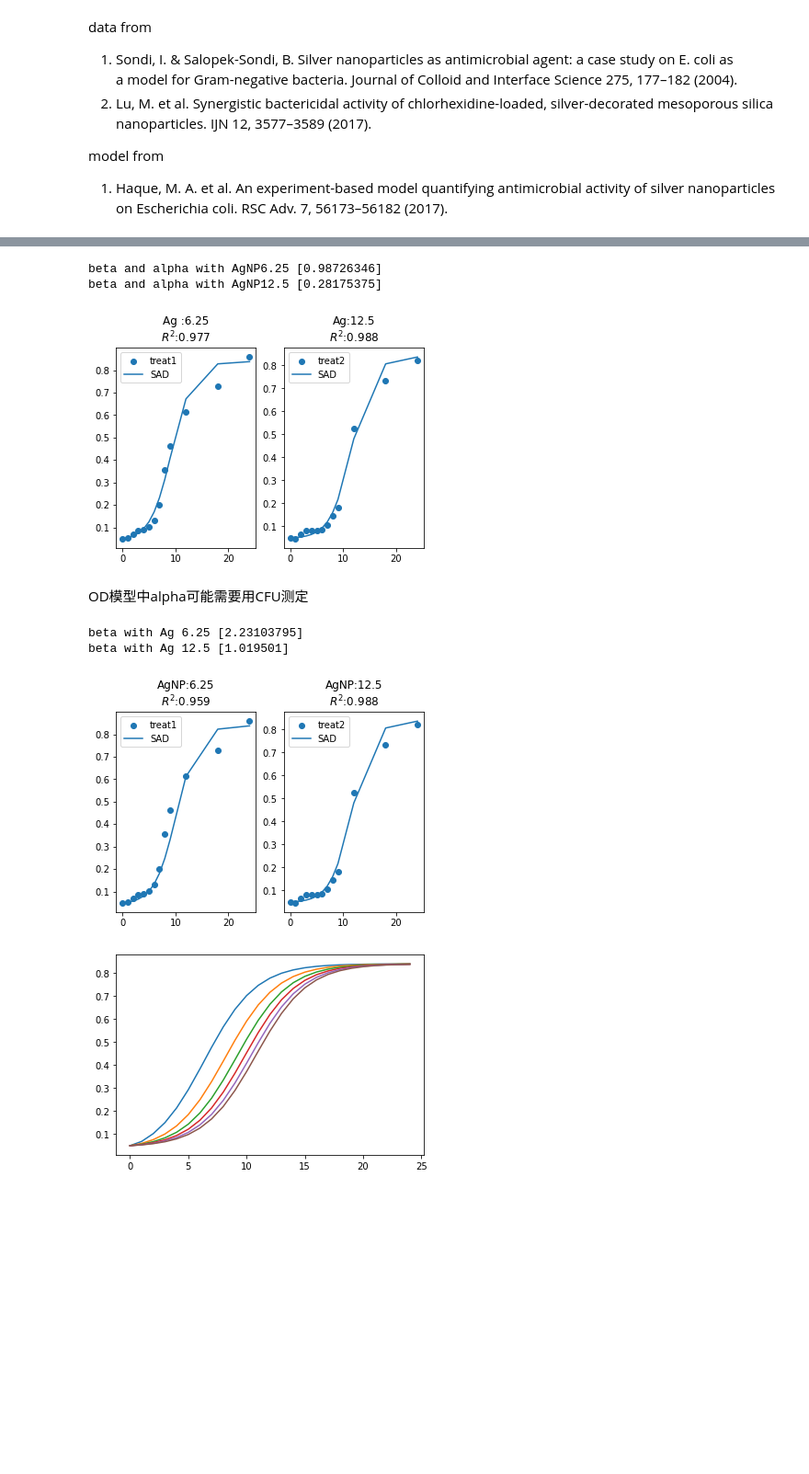
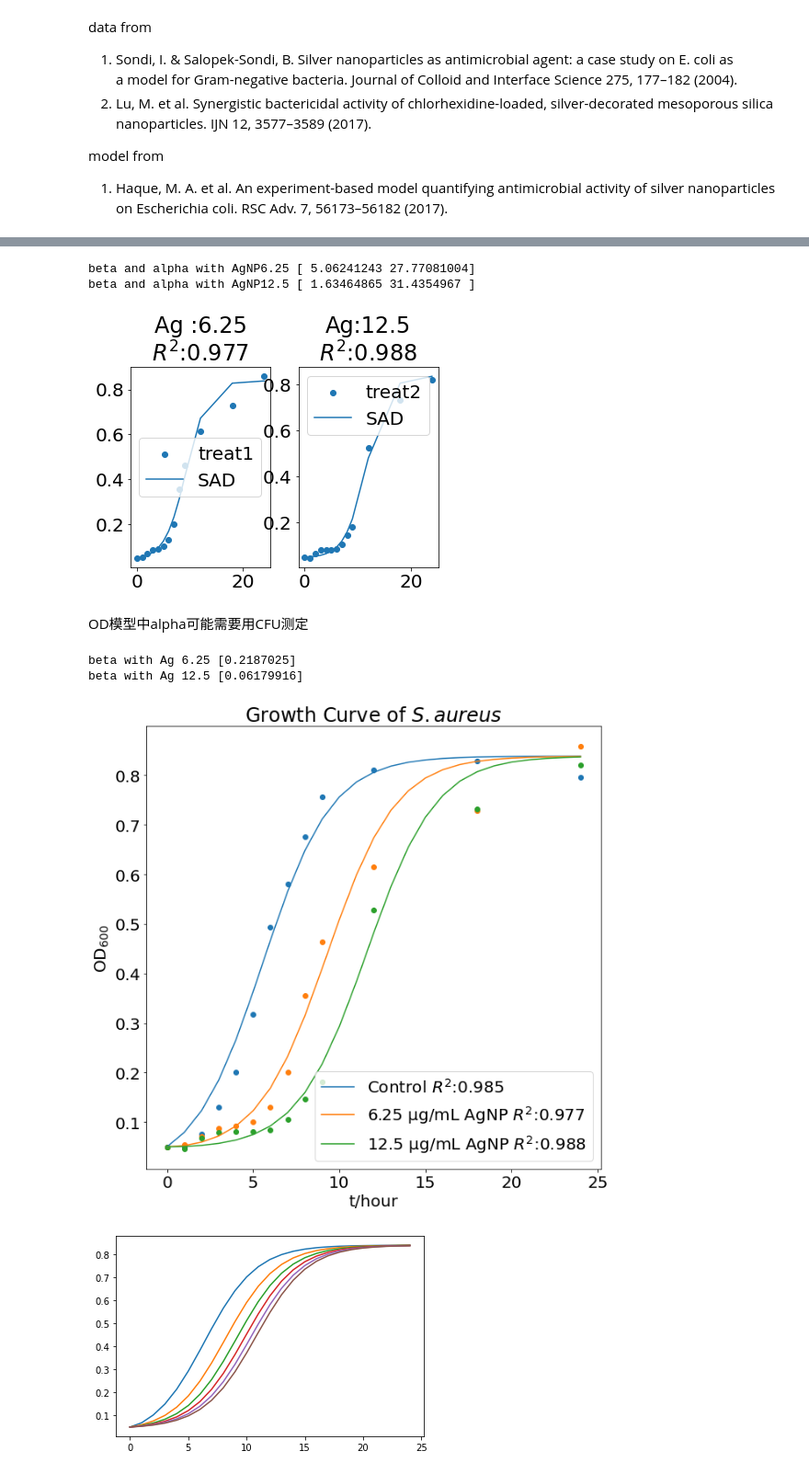
Before and after one commit to yyngfive/model-igem, a Jupyter notebook: AgNP-SAD-model.ipynb, the cells around one changed output, grey strips where cells are left out. Shown at 92% size. Cells and saved outputs as stored; diff of their text form; code cells hidden in the pictures; blank space fills up the shorter version.

```diff
--- a/AgNP-SAD-model.ipynb
+++ b/AgNP-SAD-model.ipynb
@@ -39,15 +39,21 @@ alpha = 0.77
 beta = 1e-1
 A = 2.0
 k0 = 0.5
+plt.rcParams.update({'font.size': 25})
 t = np.arange(0,40,1)
 t2 = np.arange(0,100,0.5)
-fitted = fit_model_SAD(t,beta,k0,A,alpha)
-od = np.sum(fitted,axis=1)
+plt.rcParams.update({'font.size': 25})
 CFU = fit_CFU(t2,beta,k0,A,alpha)
-plt.figure(figsize=(10,4))
+plt.figure(figsize=(30,10))
 plt.subplot(131)
-plt.title('OD')
-plt.plot(t,od)
+plt.title('Growth Curve of $\it{E. coli}$')
+for i,b in enumerate([1,1e-1,1e-2]):
+    fitted = fit_model_SAD(t,b,k0,A,alpha)
+    od = np.sum(fitted,axis=1)
+    plt.plot(t,od,label = 'Concentration '+str(i+1))
+plt.xlabel('t/hour')
+plt.ylabel('$\mathrm{OD}_{600}$')
+plt.legend()
 plt.subplot(132)
 plt.title('CFU')
 plt.plot(t2,CFU)
@@ -57,6 +63,8 @@ fitted = fit_model_SAD(t2,beta,k0,A,alpha)
 plt.plot(t2,fitted[:,0],label = 'a')
 plt.plot(t2,fitted[:,1],label = 's')
 plt.plot(t2,fitted[:,2],label = 'd')
+
+
 plt.legend()
 # %% [output]
 <matplotlib.legend.Legend at 0x...>
@@ -90,7 +98,7 @@ popt,pcov
 # %%
 #寻找beta，alpha
-def fit_od_by_a_b(t,beta):
-    return fit_od(t = t,beta = beta,k0=0.4978,A=0.8382,alpha = 5)
+def fit_od_by_a_b(t,beta,alpha):
+    return fit_od(t = t,beta = beta,k0=0.4978,A=0.8382,alpha = alpha)
 Na0,Ns0,Nd0 = (0,0.05,0)
 treat1 = df_s[df_s['treat'] == 6.25]
 treat2 = df_s[df_s['treat'] == 12.5]
@@ -111,37 +119,45 @@ plt.plot(time_s,fitted_od2,label = 'SAD')
 plt.legend()
 print('beta and alpha with AgNP12.5',popt2)
 # %% [output]
-beta and alpha with AgNP6.25 [0.98726346]
-beta and alpha with AgNP12.5 [0.28175375]
+beta and alpha with AgNP6.25 [ 5.06241243 27.77081004]
+beta and alpha with AgNP12.5 [ 1.63464865 31.4354967 ]
-[figure, old version]
+[figure, new version]
 # %% [markdown]
 OD模型中alpha可能需要用CFU测定
 # %%
 #使用alpha = 19.40
 def fit_od_by_b(t,beta):
     global alpha
     return fit_od(t = t,beta = beta,k0=0.4978,A=0.8382,alpha = alpha)
-alpha = 19.4
+alpha = 0.7
+Na0,Ns0,Nd0 = (0.05,0,0)
+plt.rcParams.update({'font.size': 20})
+t = np.arange(0,25,1)
+popt,pcov = optimize.curve_fit(fit_od,time_s,df_s_cont['od'],p0=(0,0.5,0.8,0))
+fitted_od = fit_od(t,*popt)
+plt.figure(figsize=(10,10))
+plt.scatter(time_s,df_s_cont['od'])
+plt.plot(t,fitted_od,label = 'Control $R^2$:'+str(R_squared(df_s_cont['od'],fit_od(time_s,*popt))))
+Na0,Ns0,Nd0 = (0,0.05,0)
 popt1,pcov1 = optimize.curve_fit(fit_od_by_b,treat1['time'],treat1['od'])
-fitted_od1 = fit_od_by_b(time_s,*popt1)
-plt.subplot(121)
-plt.title('AgNP:6.25\n$R^2$:'+str(R_squared(treat1['od'],fitted_od1)))
-plt.scatter(time_s,treat1['od'],label = 'treat1')
-plt.plot(time_s,fitted_od1,label = 'SAD')
-plt.legend()
+fitted_od1 = fit_od_by_b(t,*popt1)
+plt.scatter(time_s,treat1['od'])
+plt.plot(t,fitted_od1,label = '6.25 $ \mathrm{\mu g/mL}$ AgNP $R^2$:'+str(R_squared(treat1['od'],fit_od_by_b(time_s,*popt1))))
 print('beta with Ag 6.25',popt1)
 popt2,pcov2 = optimize.curve_fit(fit_od_by_b,time_s,treat2['od'])
-fitted_od2 = fit_od_by_b(time_s,*popt2)
-plt.subplot(122)
-plt.title('AgNP:12.5\n$R^2$:'+str(R_squared(treat2['od'],fitted_od2)))
-plt.scatter(time_s,treat2['od'],label = 'treat2')
-plt.plot(time_s,fitted_od2,label = 'SAD')
+fitted_od2 = fit_od_by_b(t,*popt2)
+#plt.title('AgNP:12.5\n$R^2$:'+str(R_squared(treat2['od'],fitted_od2)))
+plt.title('Growth Curve of $\it{S. aureus}$')
+plt.scatter(time_s,treat2['od'])
+plt.plot(t,fitted_od2,label = '12.5 $ \mathrm{\mu g/mL}$ AgNP $R^2$:'+str(R_squared(treat2['od'],fit_od_by_b(time_s,*popt2))))
+plt.xlabel('t/hour')
+plt.ylabel('$\mathrm{OD}_{600}$')
 plt.legend()
 print('beta with Ag 12.5',popt2)
 # %% [output]
-beta with Ag 6.25 [2.23103795]
-beta with Ag 12.5 [1.019501]
+beta with Ag 6.25 [0.2187025]
+beta with Ag 12.5 [0.06179916]
-[figure, old version]
+[figure, new version]
 # %%
 
 for a in np.arange(0,30,5):
```
Also changed, not shown: parts of 17 cells of this notebook, 2 other files.
